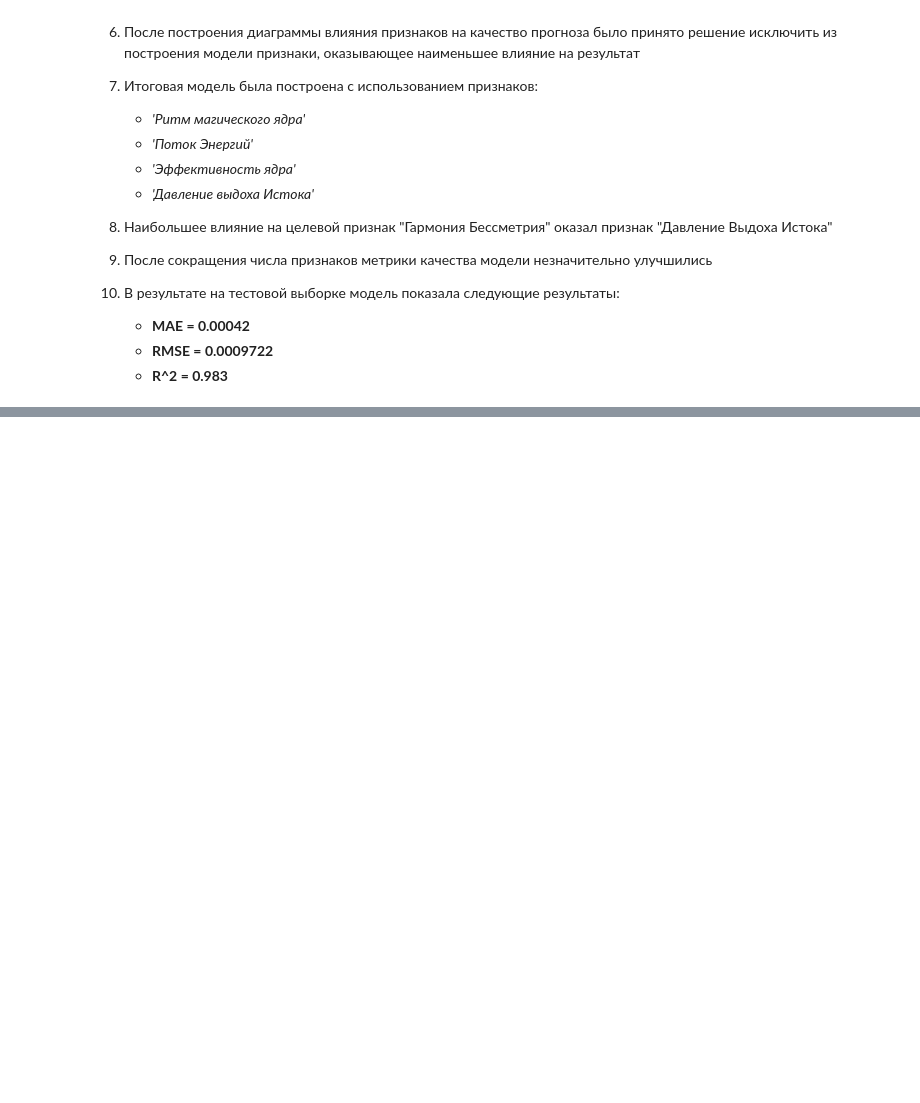
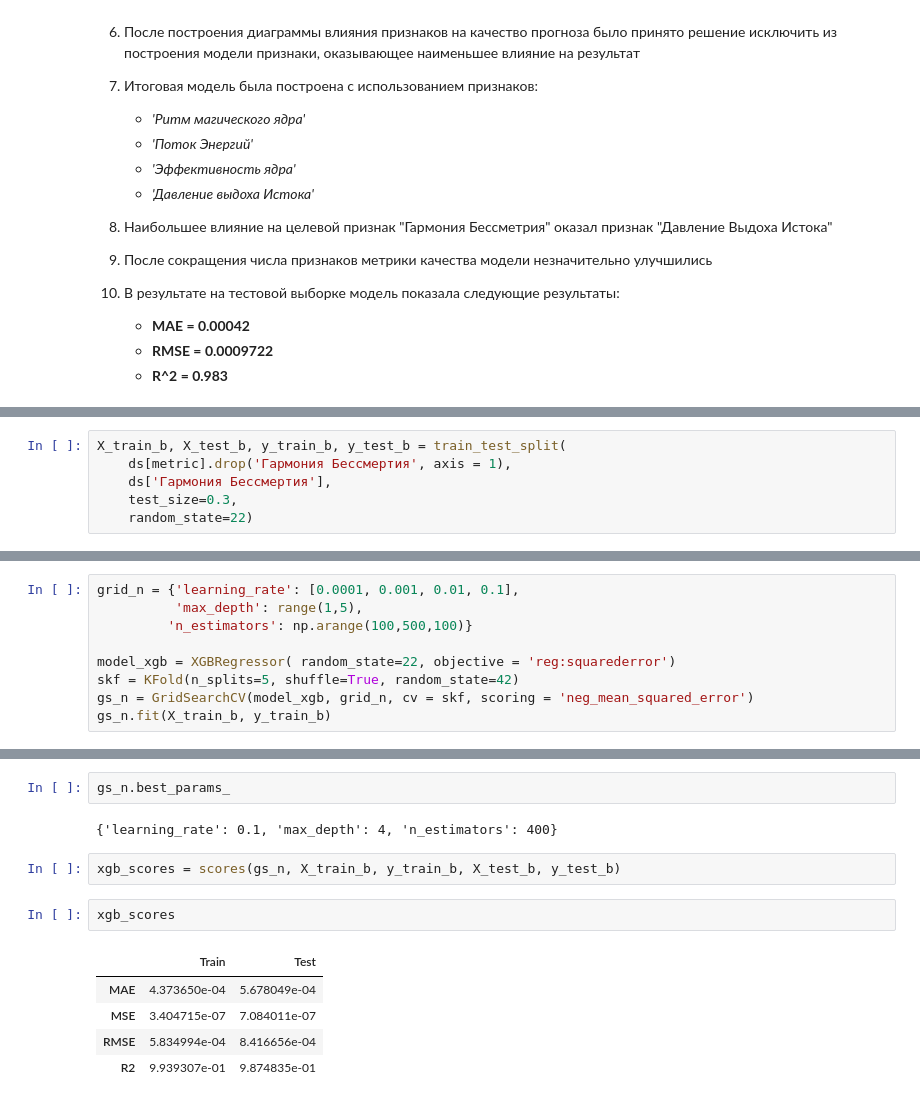
Before and after one commit to EugeneSt27/GPN-intelligence-cup, a Jupyter notebook: GPN cup.ipynb, the cells around one changed output, grey strips where cells are left out. Drawn from its saved outputs; the diff is of its cells as text; blank space fills up the shorter version.

```diff
--- a/GPN cup.ipynb
+++ b/GPN cup.ipynb
@@ -419,0 +447,6 @@ plt.show()
+# %%
+X_train_b, X_test_b, y_train_b, y_test_b = train_test_split(
+    ds[metric].drop('Гармония Бессмертия', axis = 1),
+    ds['Гармония Бессмертия'],
+    test_size=0.3,
+    random_state=22)
@@ -419,0 +463,9 @@ plt.show()
+# %%
+grid_n = {'learning_rate': [0.0001, 0.001, 0.01, 0.1],
+          'max_depth': range(1,5),
+         'n_estimators': np.arange(100,500,100)}
+
+model_xgb = XGBRegressor( random_state=22, objective = 'reg:squarederror')
+skf = KFold(n_splits=5, shuffle=True, random_state=42)
+gs_n = GridSearchCV(model_xgb, grid_n, cv = skf, scoring = 'neg_mean_squared_error')
+gs_n.fit(X_train_b, y_train_b)
@@ -419,0 +490,14 @@ plt.show()
+# %%
+gs_n.best_params_
+# %% [output]
+{'learning_rate': 0.1, 'max_depth': 4, 'n_estimators': 400}
+# %%
+xgb_scores = scores(gs_n, X_train_b, y_train_b, X_test_b, y_test_b)
+# %%
+xgb_scores
+# %% [output]
+|  | Train | Test |
+| MAE | 4.373650e-04 | 5.678049e-04 |
+| MSE | 3.404715e-07 | 7.084011e-07 |
+| RMSE | 5.834994e-04 | 8.416656e-04 |
+| R2 | 9.939307e-01 | 9.874835e-01 |
```
Also changed, not shown: parts of 13 cells of this notebook.
